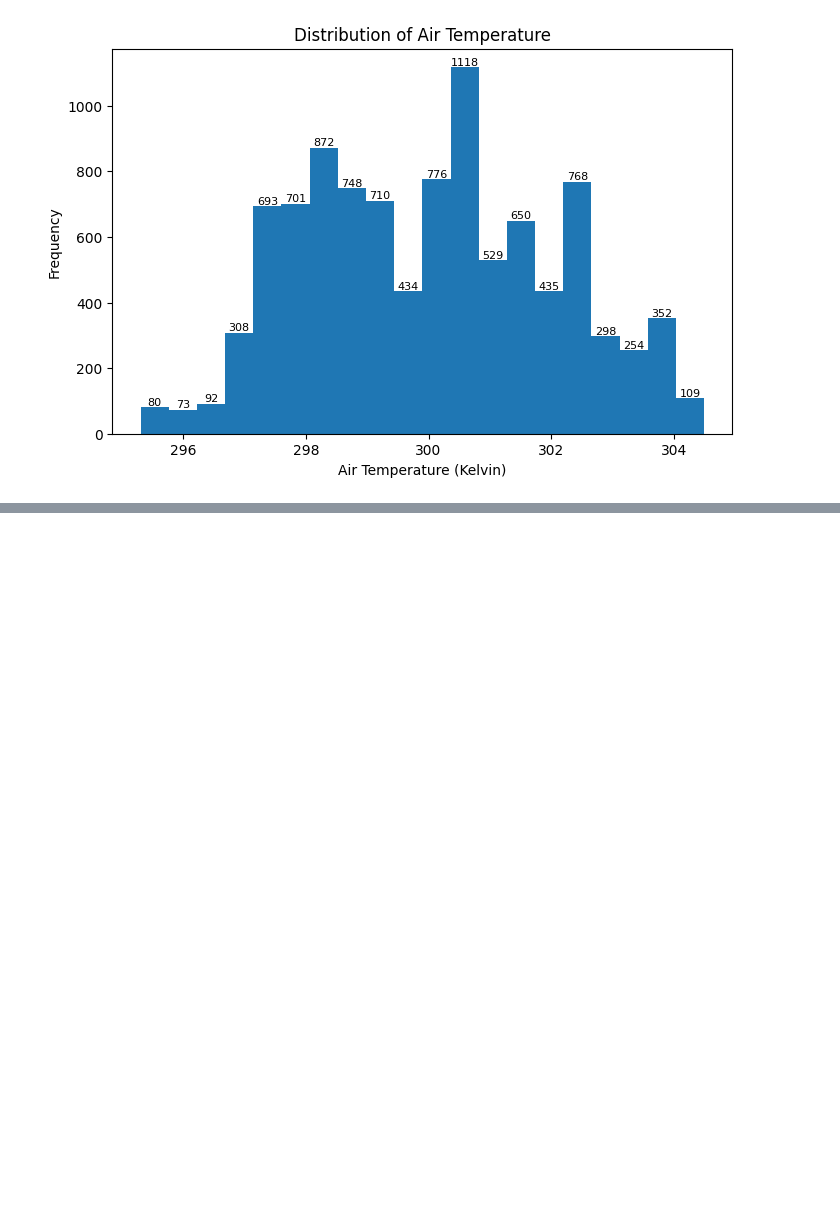
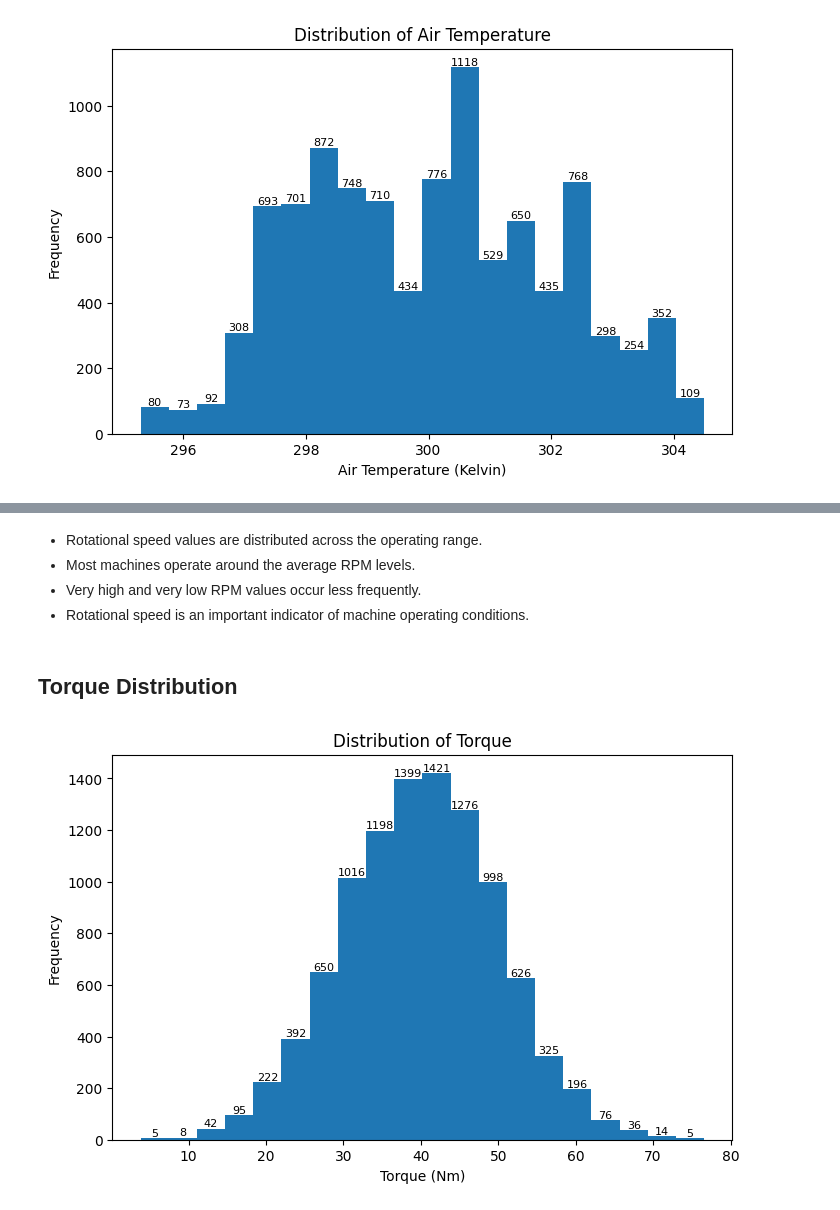
Before and after one commit to KVP6755/Project1_Predictive-Maintenance, a Jupyter notebook: eda/eda_analysis.ipynb, the cells around one changed output, grey strips where cells are left out. Cells and saved outputs as stored; diff of their text form; code cells hidden in the pictures; blank space fills up the shorter version.

```diff
--- a/eda/eda_analysis.ipynb
+++ b/eda/eda_analysis.ipynb
@@ -120,0 +194,36 @@ plt.show()
+# %% [markdown]
+
+- Rotational speed values are distributed across the operating range.
+- Most machines operate around the average RPM levels.
+- Very high and very low RPM values occur less frequently.
+- Rotational speed is an important indicator of machine operating conditions.
+# %% [markdown]
+## Torque Distribution
+# %%
+import matplotlib.pyplot as plt
+
+plt.figure(figsize=(8,5))
+
+counts, bins, patches = plt.hist(
+    df["Torque [Nm]"],
+    bins=20
+)
+
+plt.title("Distribution of Torque")
+plt.xlabel("Torque (Nm)")
+plt.ylabel("Frequency")
+
+for count, patch in zip(counts, patches):
+    plt.text(
+        patch.get_x() + patch.get_width()/2,
+        count,
+        int(count),
+        ha="center",
+        va="bottom",
+        fontsize=8
+    )
+
+plt.savefig("../plots/torque_distribution.png")
+plt.show()
+# %% [output]
+[figure, added]
```
Also changed, not shown: parts of 12 cells of this notebook, 5 other files.
